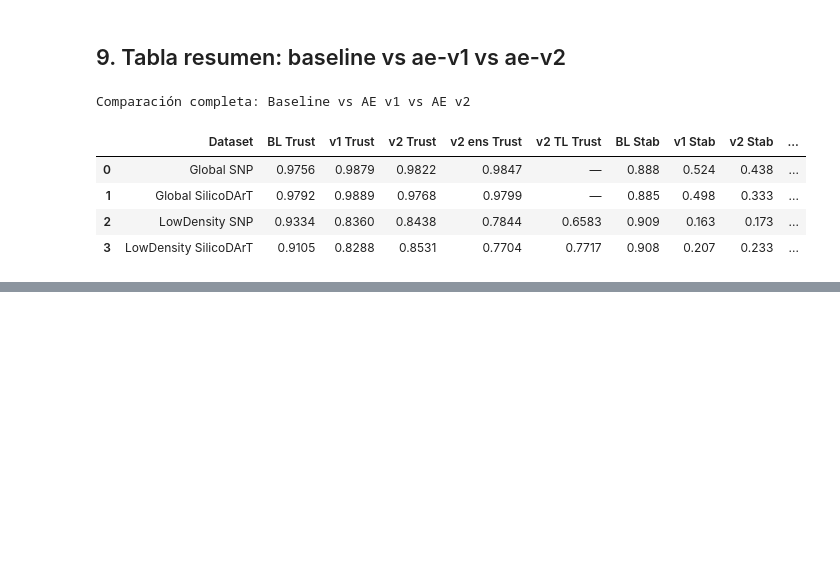
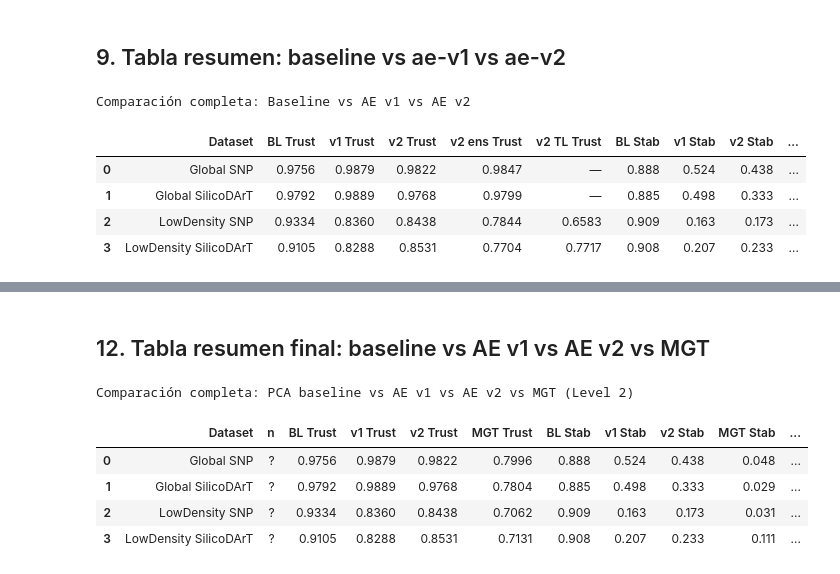
Before and after one commit to R0SEWT/GENO-MAP_Correspondence-Free-Diagnostics-for-Sweet-Potato-Diversity-Maps, a Jupyter notebook: notebooks/ae_vs_baseline.ipynb, the cells around one changed output, grey strips where cells are left out. Drawn from its saved outputs; the diff is of its cells as text; code cells hidden in the pictures; blank space fills up the shorter version.

```diff
--- a/notebooks/ae_vs_baseline.ipynb
+++ b/notebooks/ae_vs_baseline.ipynb
@@ -816,0 +1097,57 @@ Comparación completa: Baseline vs AE v1 vs AE v2
+# %% [markdown]
+## 12. Tabla resumen final: baseline vs AE v1 vs AE v2 vs MGT
+# %%
+rows_final = []
+for ds in DATASETS:
+    # Baseline
+    val = load_validation(ds)
+    bl_t = val["trustworthiness"]["mean"]
+    bl_stab = stab_mgt_df[(stab_mgt_df["dataset"]==ds) & (stab_mgt_df["type"]=="baseline_seed2seed")]["jaccard"].mean()
+
+    # AE v1
+    v1_t = trust_df[trust_df["dataset"]==ds]["trust_ae_bottleneck64"].mean()
+    v1_stab = stab_mgt_df[(stab_mgt_df["dataset"]==ds) & (stab_mgt_df["type"]=="v1_seed2seed")]["jaccard"].mean()
+
+    # AE v2 reg
+    v2r = trust_v2_df[(trust_v2_df["dataset"]==ds) & (trust_v2_df["variant"]=="v2_reg")]
+    v2_t = v2r["trust_bn"].mean() if len(v2r) > 0 else None
+    v2_stab = stab_mgt_df[(stab_mgt_df["dataset"]==ds) & (stab_mgt_df["type"]=="v2_seed2seed")]["jaccard"].mean()
+
+    # MGT
+    mgt = trust_mgt_df[trust_mgt_df["dataset"]==ds]
+    mgt_t = mgt["trust_bn"].mean()
+    mgt_stab = stab_mgt_df[(stab_mgt_df["dataset"]==ds) & (stab_mgt_df["type"]=="mgt_seed2seed")]["jaccard"].mean()
+    mgt_acc = mgt["val_acc"].mean()
+
+    # Determine best trust
+    candidates = {"BL": bl_t, "v1": v1_t, "v2": v2_t or 0, "MGT": mgt_t}
+    best = max(candidates, key=lambda k: candidates[k])
+
+    row = {
+        "Dataset": ds_labels[ds],
+        "n": val.get("n_samples", "?"),
+        "BL Trust": f"{bl_t:.4f}",
+        "v1 Trust": f"{v1_t:.4f}",
+        "v2 Trust": f"{v2_t:.4f}" if v2_t else "—",
+        "MGT Trust": f"{mgt_t:.4f}",
+        "BL Stab": f"{bl_stab:.3f}",
+        "v1 Stab": f"{v1_stab:.3f}",
+        "v2 Stab": f"{v2_stab:.3f}",
+        "MGT Stab": f"{mgt_stab:.3f}",
+        "MGT Acc": f"{mgt_acc:.3f}",
+        "Best Trust": best,
+    }
+    rows_final.append(row)
+
+summary_final = pd.DataFrame(rows_final)
+styled = summary_final.style.set_caption(
+    "Comparación completa: PCA baseline vs AE v1 vs AE v2 vs MGT (Level 2)"
+)
+styled
+# %% [output]
+Comparación completa: PCA baseline vs AE v1 vs AE v2 vs MGT (Level 2)
+|  | Dataset | n | BL Trust | v1 Trust | v2 Trust | MGT Trust | BL Stab | v1 Stab | v2 Stab | MGT Stab | ... |
+| 0 | Global SNP | ? | 0.9756 | 0.9879 | 0.9822 | 0.7996 | 0.888 | 0.524 | 0.438 | 0.048 | ... |
+| 1 | Global SilicoDArT | ? | 0.9792 | 0.9889 | 0.9768 | 0.7804 | 0.885 | 0.498 | 0.333 | 0.029 | ... |
+| 2 | LowDensity SNP | ? | 0.9334 | 0.8360 | 0.8438 | 0.7062 | 0.909 | 0.163 | 0.173 | 0.031 | ... |
+| 3 | LowDensity SilicoDArT | ? | 0.9105 | 0.8288 | 0.8531 | 0.7131 | 0.908 | 0.207 | 0.233 | 0.111 | ... |
```
Also changed, not shown: parts of 10 cells of this notebook, 4 other files.
